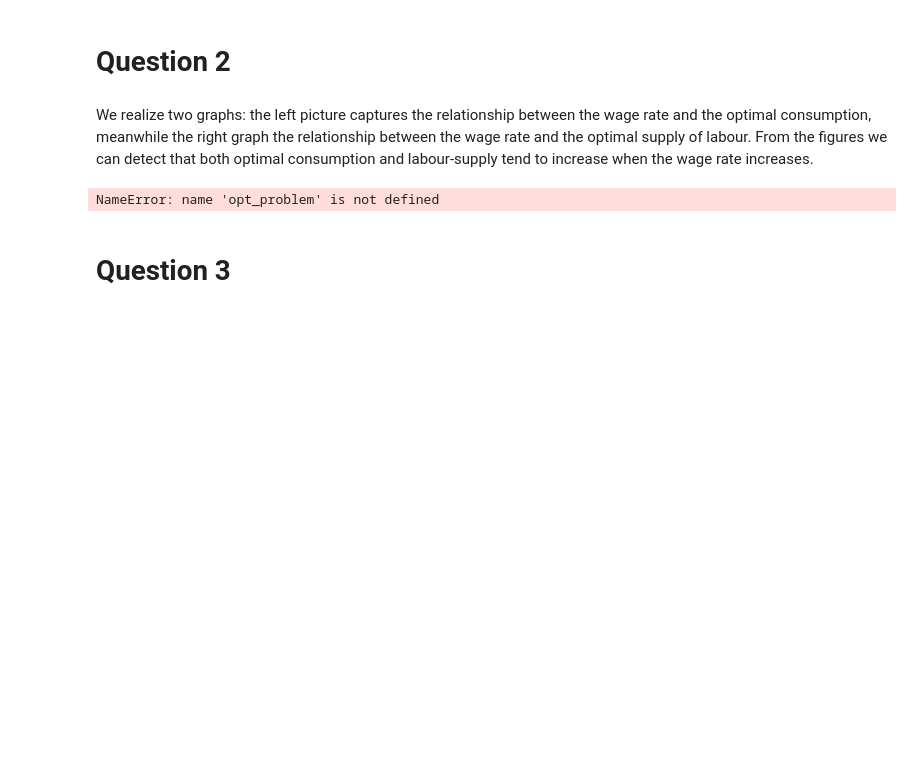
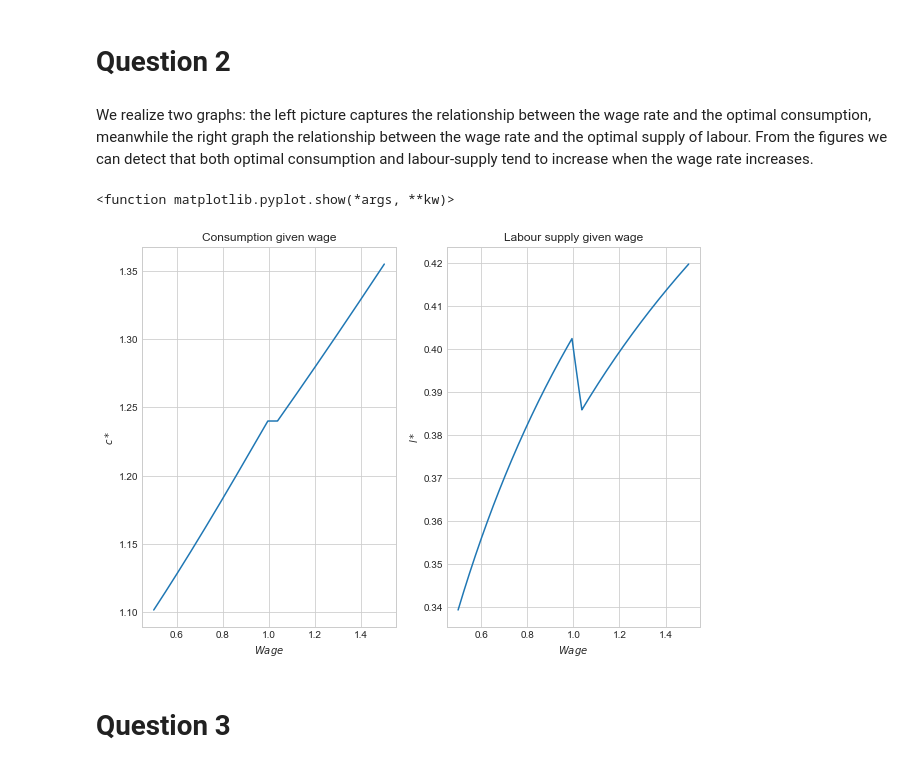
Before and after one commit to NumEconCopenhagen/projects-2020-group7, a Jupyter notebook: inauguralproject/inauguralproject.ipynb, the cells around one changed output. Cells and saved outputs as stored; diff of their text form; code cells hidden in the pictures; blank space fills up the shorter version.

```diff
--- a/inauguralproject/inauguralproject.ipynb
+++ b/inauguralproject/inauguralproject.ipynb
@@ -29,32 +29,37 @@ from scipy import optimize
 m = 1 #cash-on-hand
 v = 10 #scale the disutility of labour
 eps = 0.3 #Frish-elasticity
-teta_0 = 0.4 #standard labour income tax
-teta_1 = 0.1 #top bracket labour income tax
+t_0 = 0.4 #standard labour income tax
+t_1 = 0.1 #top bracket labour income tax
 kappa = 0.4 #cut-off for the top labour income bracket
 w = 1 #rate-wage
+
 # B. define utility
-def lab_sup(c,v,l,eps):
-    return np.log(c) - v*(l**(1+1/eps))/(1+1/eps)
+def util(c,v,l,eps):
+    return np.log(c) - v*(l**(1+(1/eps)))/(1+(1/eps))
 
 # C. define constraint
-def cash_constr(m, teta_0, teta_1, w, l, kappa):
-    return m + w*l - (teta_0*w*l + teta_1*max(w*l - kappa, 0))
+def cash_constr(m, t_0, t_1, w, l, kappa):
+    return m + w*l - (t_0*w*l + t_1*max(w*l - kappa, 0))
 
 # D. Define objective function
-def optimal_choice( l, w, eps, teta_0, teta_1, kappa, v):
-    c = cash_constr(m, teta_0, teta_1, w, l, kappa)
-    return - lab_sup(c,v,l,eps)
+def optimal_choice( l, w, eps, t_0, t_1, kappa, v):
+    c = cash_constr(m, t_0, t_1, w, l, kappa)
+    return - util(c , v, l, eps)
+
 # E. Call optimizer and calculate optimum
-def opt_problem(m, w, eps, v, teta_0, teta_1, kappa):
-    res = optimize.minimize_scalar(optimal_choice, method='bounded',bounds=(0,1),
-    args=(w, eps, teta_0, teta_1, kappa, v))
+def opt_problem(m, w, eps, v, t_0, t_1, kappa):
+    res = optimize.minimize_scalar(optimal_choice, method='bounded', bounds=(0,1), args=(w, eps, t_0, t_1, kappa, v))
 # e.1 Calculate optimal l,x,u
-    optimal_l = res.x
-    optimal_c = cash_constr(m, teta_0, teta_1, w, optimal_l, kappa)
-    optimal_ut = lab_sup( optimal_c, v , optimal_l, eps = eps)
-    return optimal_l, optimal_c, optimal_ut
-optimal_l, optimal_c, optimal_ut = opt_problem(w, eps, v, teta_0, teta_1, kappa, m)
+    l = res.x
+    c = cash_constr(m, t_0, t_1, w, l, kappa)
+    ut = util(c, v, l, eps)
+    return l, c, ut
+
+optimal_l = opt_problem(m, w, eps, v, t_0, t_1, kappa)[0]
+optimal_c = opt_problem(m, w, eps, v, t_0, t_1, kappa)[1]
+optimal_ut = opt_problem(m, w, eps, v, t_0, t_1, kappa)[2]
+
 # F. Print result
 print(f'Optimal labour supply is: {optimal_l:.3f}')
 print(f'Optimal consumption is: {optimal_c:.3f}')
@@ -76,35 +81,36 @@ plt.style.use('seaborn-whitegrid')
 N=10000
 w_min = 0.5
 w_max=1.5
 # B.
 w_values = np.linspace(w_min, w_max, N)
 c_values = np.empty(N)
 l_values = np.empty(N)
 for i,w in enumerate(w_values):
-    ver=opt_problem(m, w, eps, v, teta_0, teta_1, kappa)
+    ver=opt_problem(m, w, eps, v, t_0, t_1, kappa)
     l_values[i]=ver[0]
     c_values[i]=ver[1]
 fig = plt.figure(figsize=(10,7))
 #C. Left figure
 ax_left = fig.add_subplot(1,2,1)
 ax_left.plot(w_values,c_values)
 ax_left.set_title('Consumption given wage')
 ax_left.set_xlabel('$Wage$')
 ax_left.set_ylabel('$c*$')
 ax_left.grid(True)
 
 #D. Right figure
 ax_right = fig.add_subplot(1,2,2)
 ax_right.plot(w_values,l_values)
 ax_right.set_title('Labour supply given wage')
 ax_right.set_xlabel('$Wage$')
 ax_right.set_ylabel('$l*$')
 ax_right.grid(True)
 
 #E. Show pictures
 plt.show
 # %% [output]
-NameError: name 'opt_problem' is not defined
+<function matplotlib.pyplot.show(*args, **kw)>
+[figure, added]
 # %% [markdown]
 # Question 3
 # %% [markdown]
```
Also changed, not shown: parts of 1 cell of this notebook, 1 other file.
